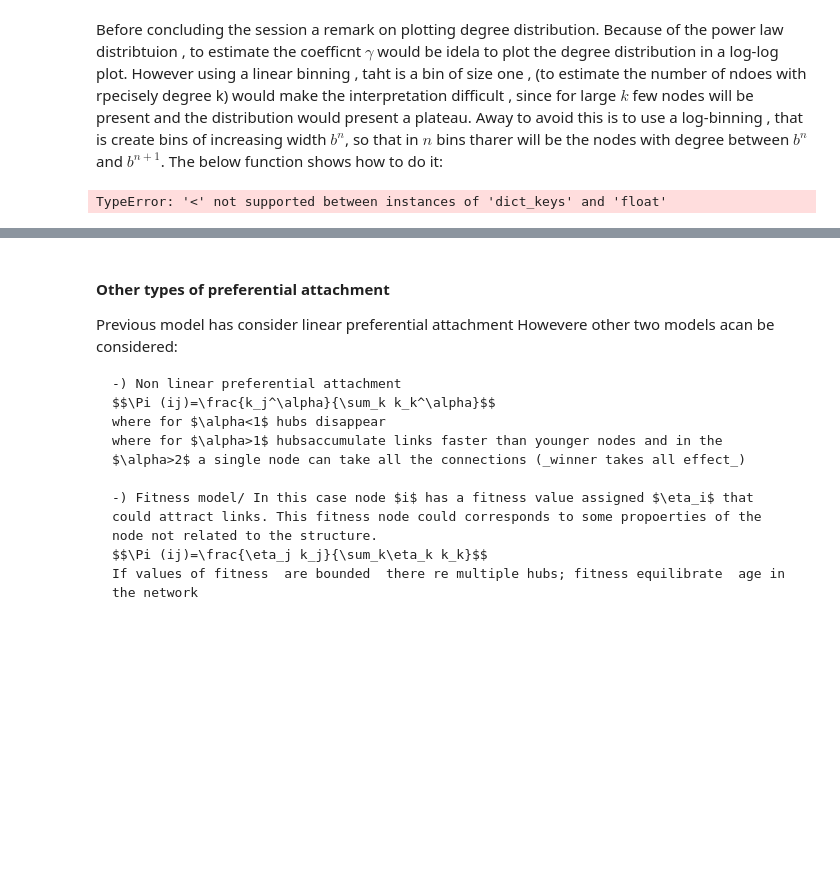
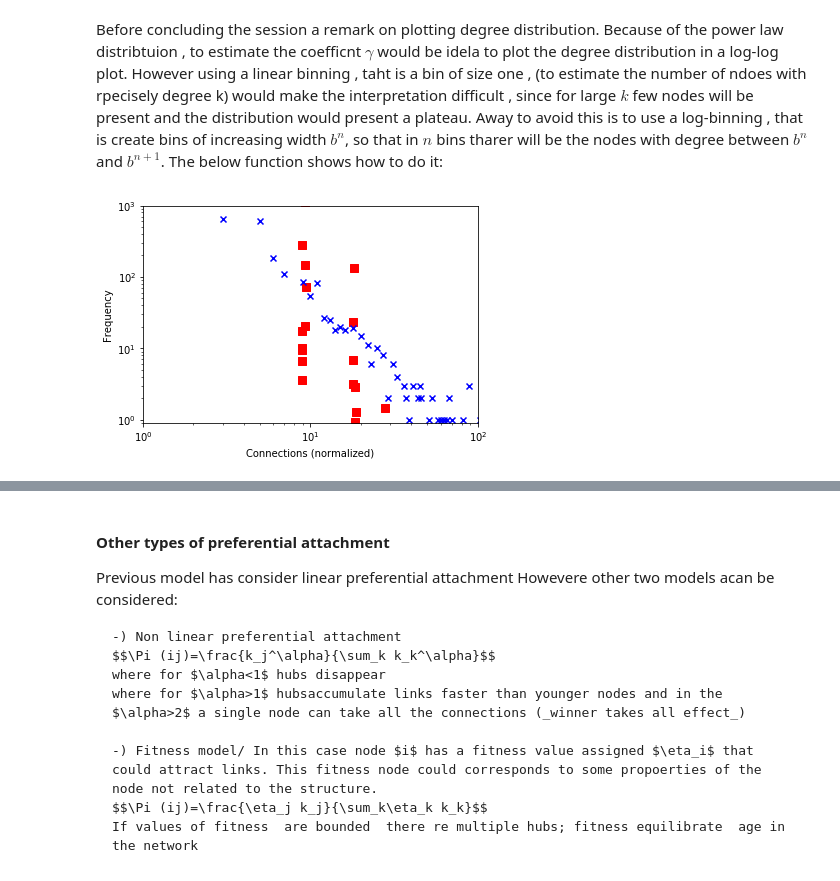
Before and after one commit to qbiomaster/qBioMaster-introduction, a Jupyter notebook: constructs/UE_Introduction/Network_Intro/2_Scripts/Introduction to Network analysis.ipynb, the cells around one changed output, grey strips where cells are left out. Drawn from its saved outputs; the diff is of its cells as text; code cells hidden in the pictures; blank space fills up the shorter version.

```diff
--- a/constructs/UE_Introduction/Network_Intro/2_Scripts/Introduction to Network analysis.ipynb
+++ b/constructs/UE_Introduction/Network_Intro/2_Scripts/Introduction to Network analysis.ipynb
@@ -788,23 +818,23 @@ def log_binning(counter_dict,bin_count=35):
 # %%
 from collections import Counter
 ba_c = nx.degree_centrality(GBA)
-ba_c = {k:int(v*(len(GBA)-1)) for k,v in ba_c.items()} # python 2.x version ba_c.iteritems()}
+ba_c = {k:int(v*(len(GBA)-1)) for k,v in ba_c.iteritems()}
 ba_c2 = dict(Counter(ba_c.values()))#[GBA.degree(n) for n in GBA.nodes()]#
 
 
 ba_x,ba_y = log_binning(ba_c2,50)
 
 pl.xscale('log')
 pl.yscale('log')
 pl.scatter(ba_x,ba_y,c='r',marker='s',s=50)
 pl.scatter(ba_c2.keys(),ba_c2.values(),c='b',marker='x')
 pl.xlim((1e0,1e2))
 pl.ylim((.9,1e3))
 pl.xlabel('Connections (normalized)')
 pl.ylabel('Frequency')
 pl.show()
 # %% [output]
-TypeError: '<' not supported between instances of 'dict_keys' and 'float'
+[figure, added]
 # %%
 max_x = np.log10(max(ba_c2.keys()))
 max_y = np.log10(max(ba_c2.values()))
```
Also changed, not shown: parts of 72 cells of this notebook, 3 other files.
